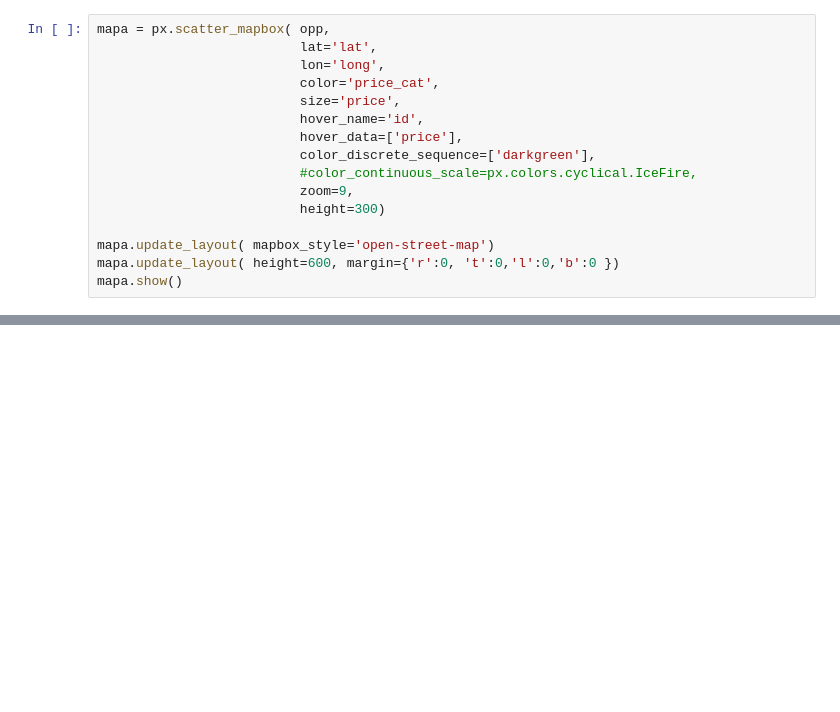
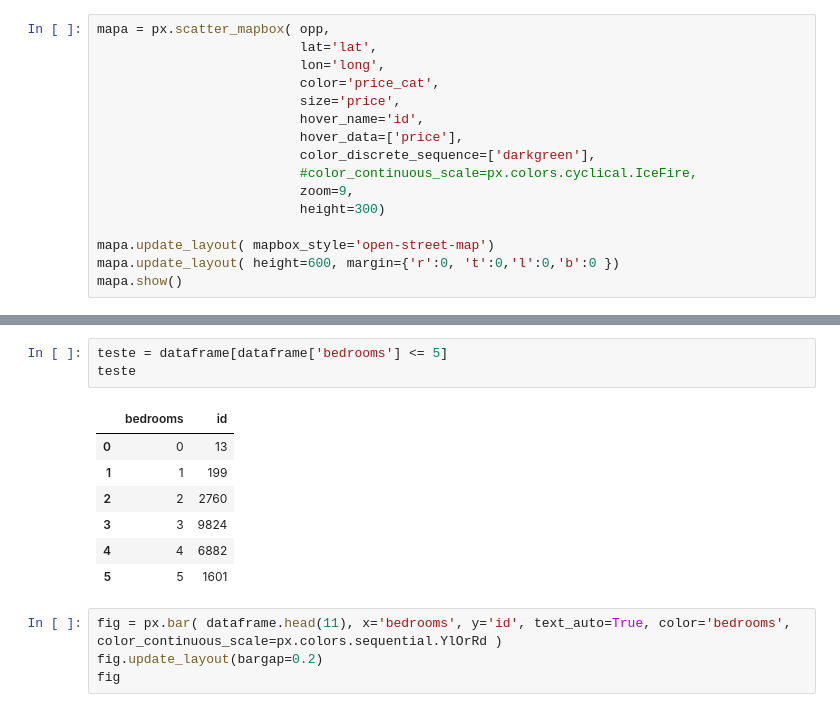
Before and after one commit to renatond/KC_House_Pricing, a Jupyter notebook: kc_house_prices.ipynb, the cells around one changed output, grey strips where cells are left out. Saved outputs shown, nothing was run; the diff lists cells and outputs as text; blank space fills up the shorter version.

```diff
--- a/kc_house_prices.ipynb
+++ b/kc_house_prices.ipynb
@@ -316,0 +341,15 @@ mapa.show()
+# %%
+teste = dataframe[dataframe['bedrooms'] <= 5]
+teste
+# %% [output]
+|  | bedrooms | id |
+| 0 | 0 | 13 |
+| 1 | 1 | 199 |
+| 2 | 2 | 2760 |
+| 3 | 3 | 9824 |
+| 4 | 4 | 6882 |
+| 5 | 5 | 1601 |
+# %%
+fig = px.bar( dataframe.head(11), x='bedrooms', y='id', text_auto=True, color='bedrooms', color_continuous_scale=px.colors.sequential.YlOrRd )
+fig.update_layout(bargap=0.2)
+fig
```
Also changed, not shown: parts of 4 cells of this notebook, 2 other files.
